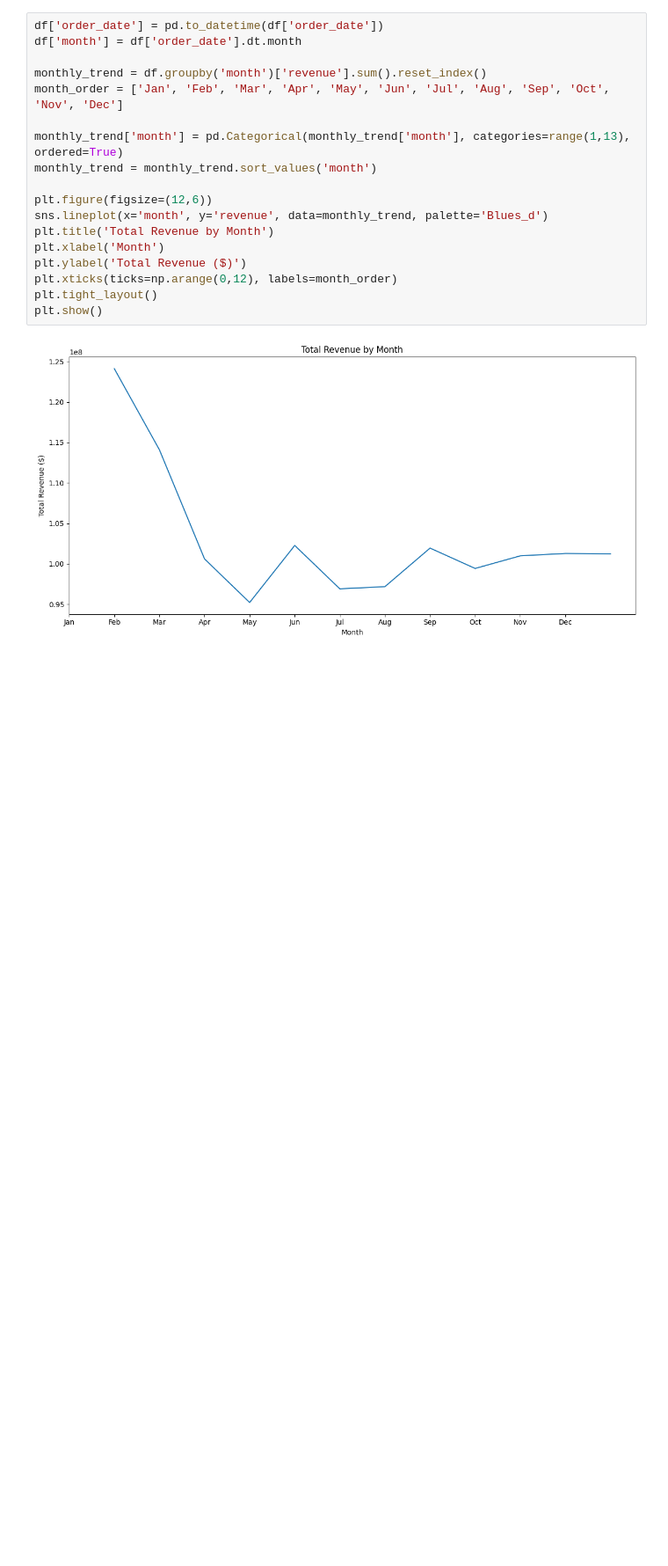
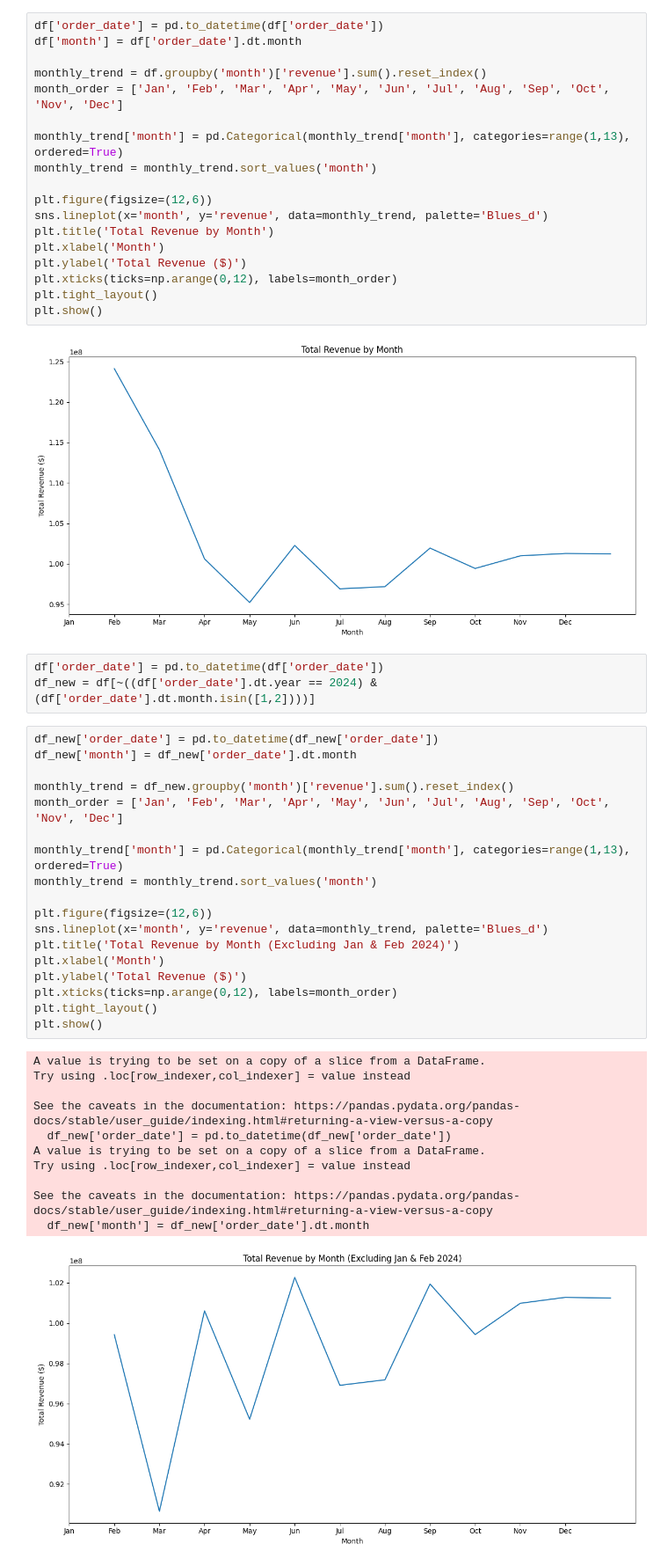
Before and after one commit to Abhirajgautam28/Sales-Analysis, a Jupyter notebook: Python_scripts/Regional_sales_analysis.ipynb, the cells around one changed output. Shown at 88% size. Drawn from its saved outputs; the diff is of its cells as text; blank space fills up the shorter version.

```diff
--- a/Python_scripts/Regional_sales_analysis.ipynb
+++ b/Python_scripts/Regional_sales_analysis.ipynb
@@ -639,3 +639,36 @@ plt.tight_layout()
 plt.show()
 # %% [output]
 [figure]
+# %%
+df['order_date'] = pd.to_datetime(df['order_date'])
+df_new = df[~((df['order_date'].dt.year == 2024) & (df['order_date'].dt.month.isin([1,2])))]
+# %%
+df_new['order_date'] = pd.to_datetime(df_new['order_date'])
+df_new['month'] = df_new['order_date'].dt.month
+
+monthly_trend = df_new.groupby('month')['revenue'].sum().reset_index()
+month_order = ['Jan', 'Feb', 'Mar', 'Apr', 'May', 'Jun', 'Jul', 'Aug', 'Sep', 'Oct', 'Nov', 'Dec']
+
+monthly_trend['month'] = pd.Categorical(monthly_trend['month'], categories=range(1,13), ordered=True)
+monthly_trend = monthly_trend.sort_values('month')
+
+plt.figure(figsize=(12,6))
+sns.lineplot(x='month', y='revenue', data=monthly_trend, palette='Blues_d')
+plt.title('Total Revenue by Month (Excluding Jan & Feb 2024)')
+plt.xlabel('Month')
+plt.ylabel('Total Revenue ($)')
+plt.xticks(ticks=np.arange(0,12), labels=month_order)
+plt.tight_layout()
+plt.show()
+# %% [output]
+A value is trying to be set on a copy of a slice from a DataFrame.
+Try using .loc[row_indexer,col_indexer] = value instead
+
+See the caveats in the documentation: https://pandas.pydata.org/pandas-docs/stable/user_guide/indexing.html#returning-a-view-versus-a-copy
+  df_new['order_date'] = pd.to_datetime(df_new['order_date'])
+A value is trying to be set on a copy of a slice from a DataFrame.
+Try using .loc[row_indexer,col_indexer] = value instead
+
+See the caveats in the documentation: https://pandas.pydata.org/pandas-docs/stable/user_guide/indexing.html#returning-a-view-versus-a-copy
+  df_new['month'] = df_new['order_date'].dt.month
+[figure, added]
```
